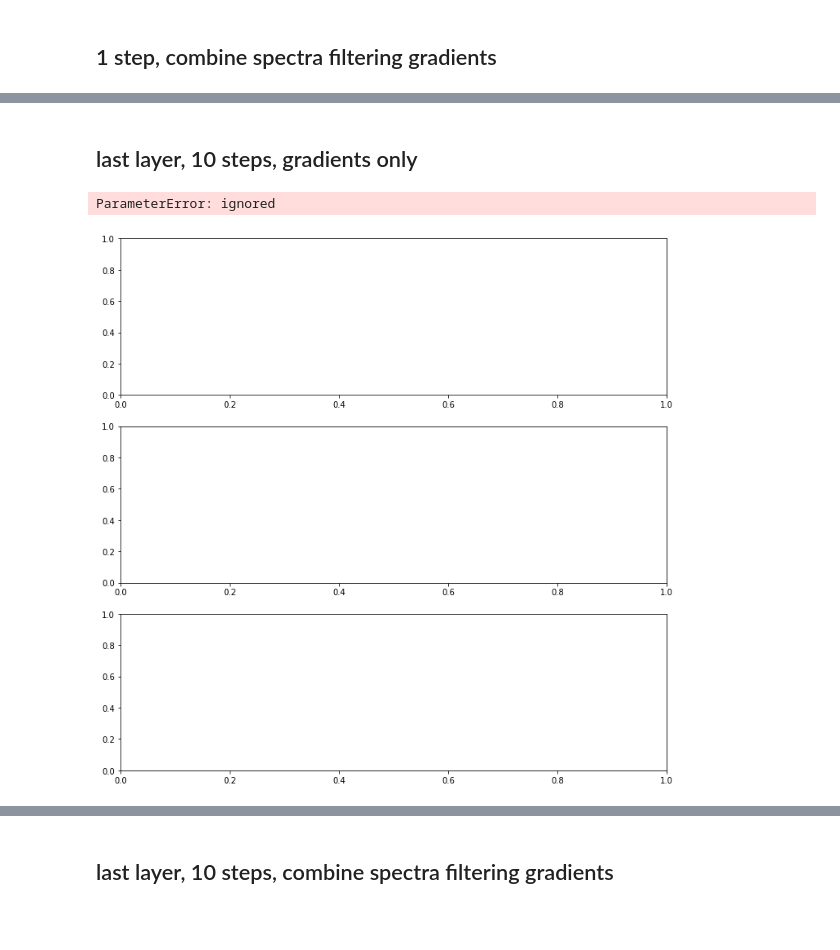
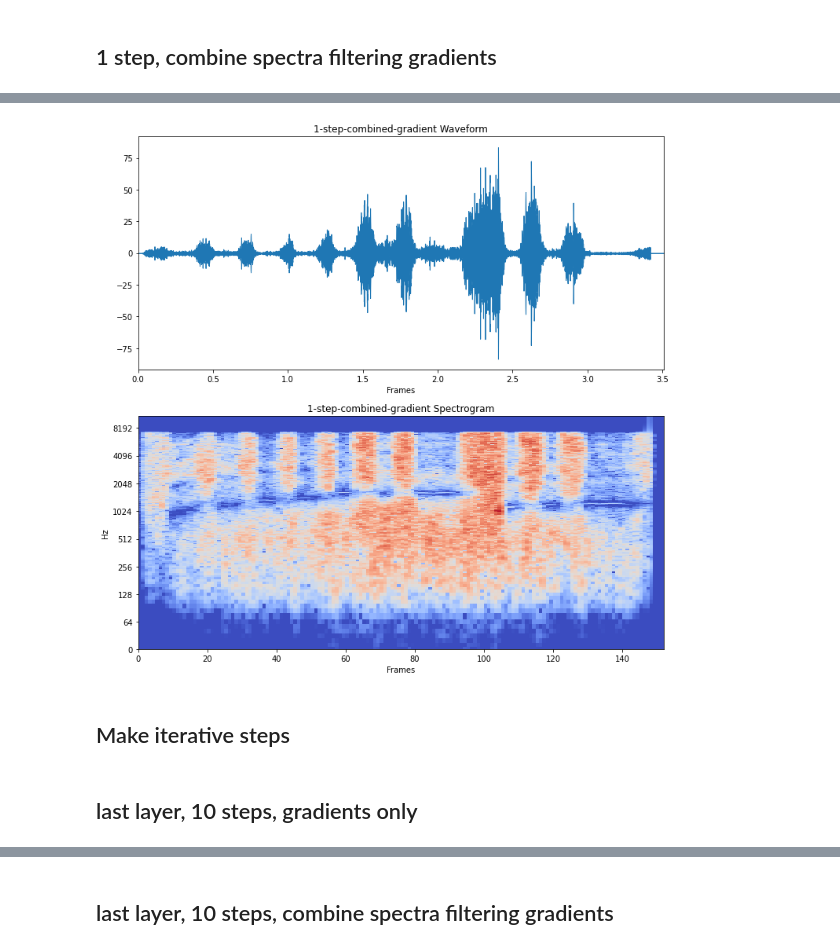
Before and after one commit to fdch/dreamsound, a Jupyter notebook: DreamSound_v_1.ipynb, the cells around one changed output, grey strips where cells are left out. Drawn from its saved outputs; the diff is of its cells as text; code cells hidden in the pictures; blank space fills up the shorter version.

```diff
--- a/DreamSound_v_1.ipynb
+++ b/DreamSound_v_1.ipynb
@@ -202,0 +196,6 @@ ipd.Audio(dream_sound, rate=sr)
+# %%
+plot_and_listen(dream_big(waveform, yamnet, yamnet.layers[-1].name,
+                         ot=2,
+                         step_size=0.01).numpy(),
+                label="1-step-combined-gradient")
+# %% [output]
@@ -203,3 +203,6 @@ ipd.Audio(dream_sound, rate=sr)
+[figure, added]
+# %% [markdown]
+## Make iterative steps
 # %%
 def dream_big_steps(waveform, model, layername, ot=0, steps=100, step_size=0.01):
 
@@ -219,19 +222,3 @@ def dream_big_steps(waveform, model, layername, ot=0, steps=100, step_size=0.01)
   return waveform
 # %% [markdown]
 ## last layer, 10 steps, gradients only
-# %%
-dream_sound  = dream_big_steps(waveform, yamnet, yamnet.layers[-1].name,
-                               steps=10, step_size=0.0001, ot=-1,).numpy()
-
-fix, ax = plt.subplots(nrows=3,ncols=1,figsize=(12,12), sharex=False)
-
-def dbspec(d):
-    return librosa.power_to_db(np.abs(librosa.stft(d))**2)
-
-librosa.display.waveplot(dream_sound, ax=ax[0], x_axis='frames', label='Dreamed Waveform')
-librosa.display.specshow(dbspec(dream_sound), ax=ax[1], x_axis='frames', y_axis='log', label='Dreamed Sound')
-librosa.display.specshow(dbspec(waveform), ax=ax[2], x_axis='frames', y_axis='log', label='Original Sound')
-ipd.Audio(dream_sound, rate=sr)
-# %% [output]
-ParameterError: ignored
-[figure, removed]
```
Also changed, not shown: parts of 24 cells of this notebook.
